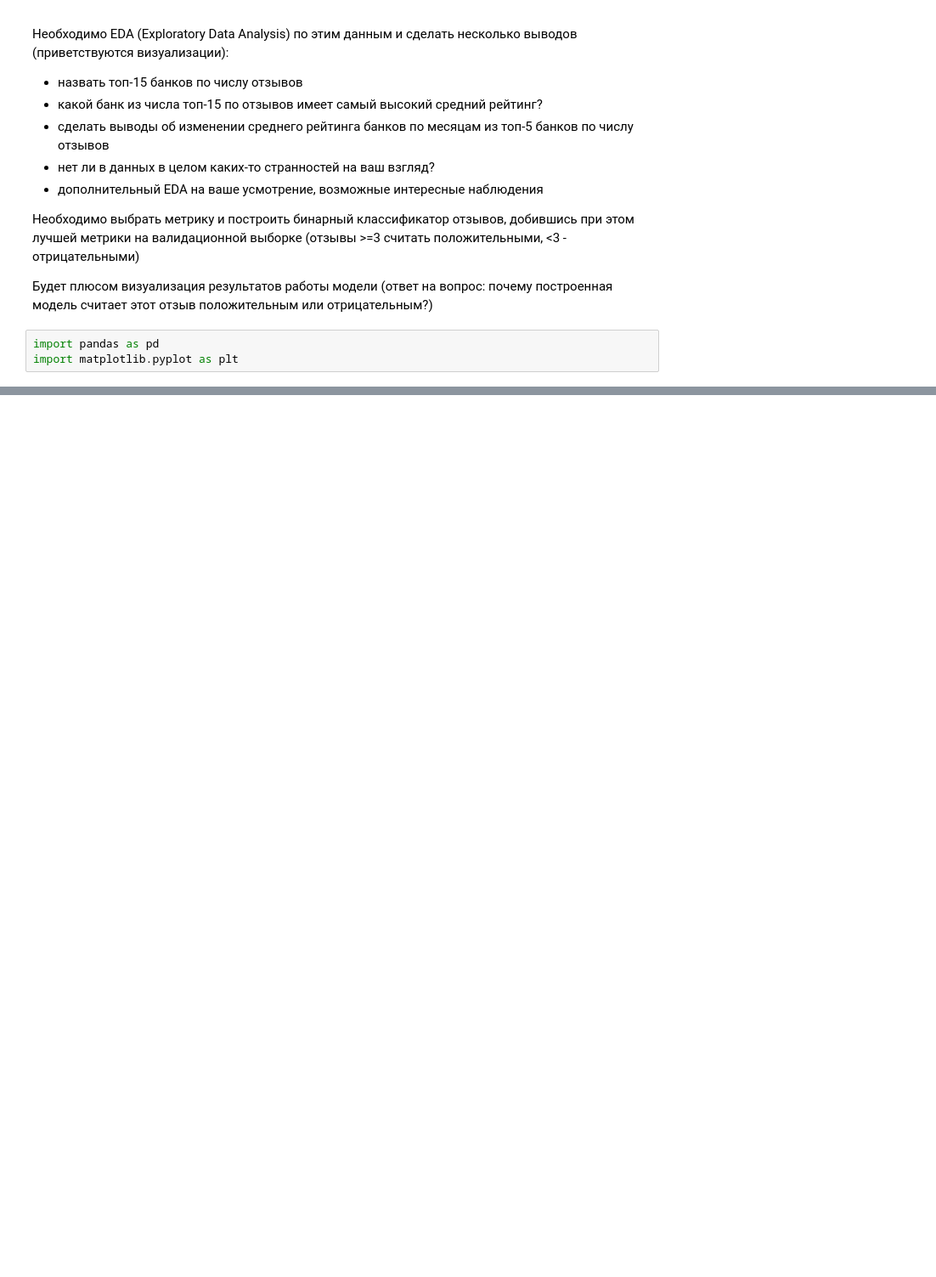
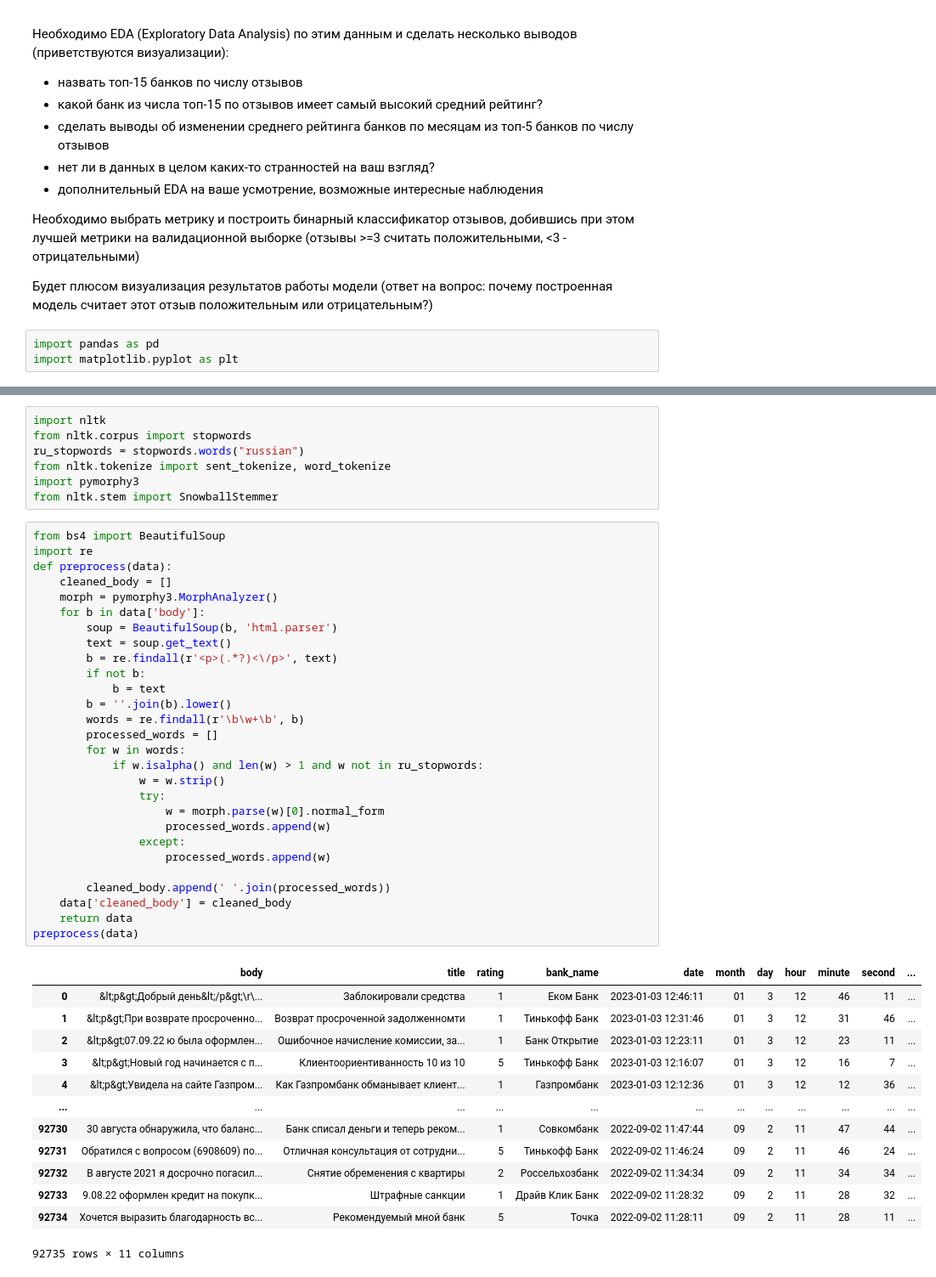
Before and after one commit to maykorablina/test-task-sber-ds-nlp, a Jupyter notebook: test_task.ipynb, the cells around one changed output, grey strips where cells are left out. Shown: that part at 85% size. Cells and saved outputs as stored; diff of their text form; blank space fills up the shorter version.

Commit message:
base task and nlp -- preprocess function is working

```diff
--- a/test_task.ipynb
+++ b/test_task.ipynb
@@ -80,0 +139,49 @@ data
+# %%
+import nltk
+from nltk.corpus import stopwords
+ru_stopwords = stopwords.words("russian")
+from nltk.tokenize import sent_tokenize, word_tokenize
+import pymorphy3
+from nltk.stem import SnowballStemmer
+# %%
+from bs4 import BeautifulSoup
+import re
+def preprocess(data):
+    cleaned_body = []
+    morph = pymorphy3.MorphAnalyzer()
+    for b in data['body']:
+        soup = BeautifulSoup(b, 'html.parser')
+        text = soup.get_text()
+        b = re.findall(r'<p>(.*?)<\/p>', text)
+        if not b:
+            b = text
+        b = ''.join(b).lower()
+        words = re.findall(r'\b\w+\b', b)
+        processed_words = []
+        for w in words:
+            if w.isalpha() and len(w) > 1 and w not in ru_stopwords:
+                w = w.strip()
+                try:
+                    w = morph.parse(w)[0].normal_form
+                    processed_words.append(w)
+                except:
+                    processed_words.append(w)
+
+        cleaned_body.append(' '.join(processed_words))
+    data['cleaned_body'] = cleaned_body
+    return data
+preprocess(data)
+# %% [output]
+|  | body | title | rating | bank_name | date | month | day | hour | minute | second | ... |
+| 0 | &lt;p&gt;Добрый день&lt;/p&gt;\r\... | Заблокировали средства | 1 | Еком Банк | 2023-01-03 12:46:11 | 01 | 3 | 12 | 46 | 11 | ... |
+| 1 | &lt;p&gt;При возврате просроченно... | Возврат просроченной задолженномти | 1 | Тинькофф Банк | 2023-01-03 12:31:46 | 01 | 3 | 12 | 31 | 46 | ... |
+| 2 | &lt;p&gt;07.09.22 ю была оформлен... | Ошибочное начисление комиссии, за... | 1 | Банк Открытие | 2023-01-03 12:23:11 | 01 | 3 | 12 | 23 | 11 | ... |
+| 3 | &lt;p&gt;Новый год начинается с п... | Клиентоориентиванность 10 из 10 | 5 | Тинькофф Банк | 2023-01-03 12:16:07 | 01 | 3 | 12 | 16 | 7 | ... |
+| 4 | &lt;p&gt;Увидела на сайте Газпром... | Как Газпромбанк обманывает клиент... | 1 | Газпромбанк | 2023-01-03 12:12:36 | 01 | 3 | 12 | 12 | 36 | ... |
+| ... | ... | ... | ... | ... | ... | ... | ... | ... | ... | ... | ... |
+| 92730 | 30 августа обнаружила, что баланс... | Банк списал деньги и теперь реком... | 1 | Совкомбанк | 2022-09-02 11:47:44 | 09 | 2 | 11 | 47 | 44 | ... |
+| 92731 | Обратился с вопросом (6908609) по... | Отличная консультация от сотрудни... | 5 | Тинькофф Банк | 2022-09-02 11:46:24 | 09 | 2 | 11 | 46 | 24 | ... |
+| 92732 | В августе 2021 я досрочно погасил... | Снятие обременения с квартиры | 2 | Россельхозбанк | 2022-09-02 11:34:34 | 09 | 2 | 11 | 34 | 34 | ... |
+| 92733 | 9.08.22 оформлен кредит на покупк... | Штрафные санкции | 1 | Драйв Клик Банк | 2022-09-02 11:28:32 | 09 | 2 | 11 | 28 | 32 | ... |
+| 92734 | Хочется выразить благодарность вс... | Рекомендуемый мной банк | 5 | Точка | 2022-09-02 11:28:11 | 09 | 2 | 11 | 28 | 11 | ... |
+92735 rows × 11 columns
```
Also changed, not shown: parts of 14 cells of this notebook.
